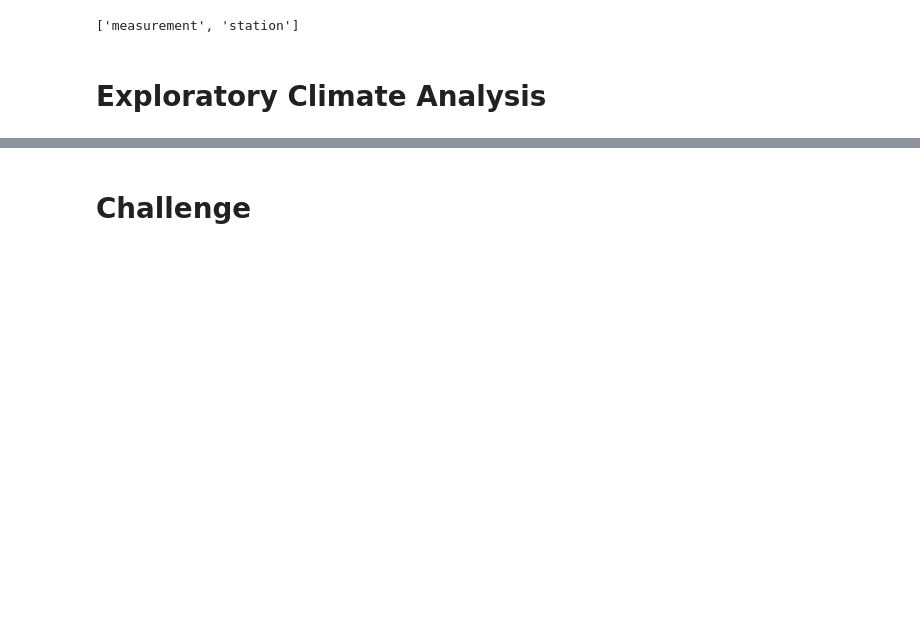
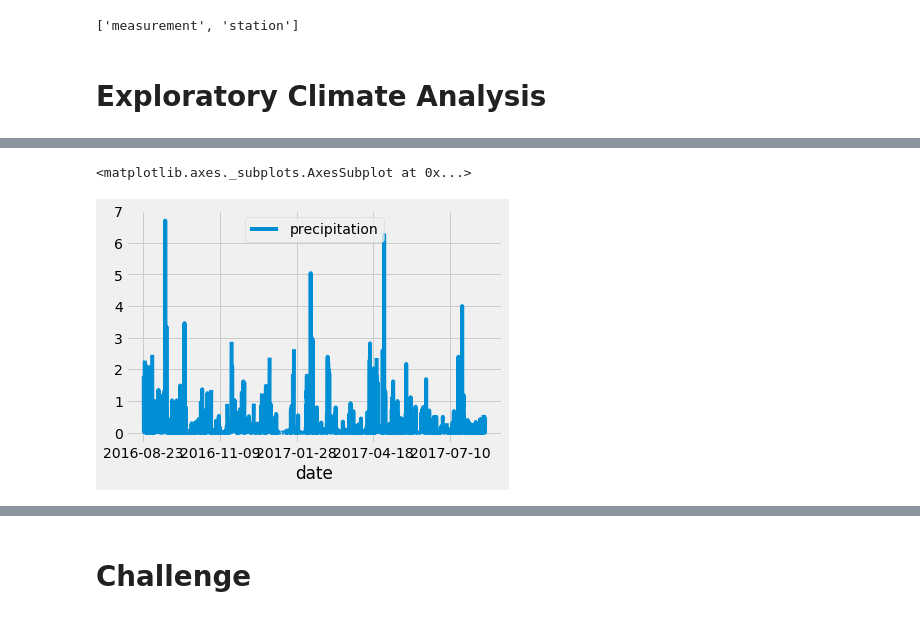
Before and after one commit to loc-nt/surfs_up, a Jupyter notebook: climate_analysis.ipynb, the cells around one changed output, grey strips where cells are left out. Cells and saved outputs as stored; diff of their text form; code cells hidden in the pictures; blank space fills up the shorter version.

```diff
--- a/climate_analysis.ipynb
+++ b/climate_analysis.ipynb
@@ -54,0 +69,4 @@ session = Session(engine)
+# %%
+# Now add date filter to the query:
+    # .all() : extract all data result from the query and add into the 'results' variable
+results = session.query(Measurement.date, Measurement.prcp).filter(Measurement.date >= prev_year).all()
@@ -54,0 +77,7 @@ session = Session(engine)
+# %%
+# Save the query results as a Pandas DataFrame and set the index to the date column
+df = pd.DataFrame(results, columns=['date','precipitation'])
+# %%
+# set the date as index with inplace = True (else, it will temporarily created a 'fake' df with no var assigned, thus will be lost)
+df.set_index(df['date'], inplace=True)
+df
@@ -54,0 +120,4 @@ session = Session(engine)
+# %%
+# Sort the dataframe by date
+df = df.sort_index()
+print(df.to_string(index=False))
@@ -55,2 +142,8 @@ session = Session(engine)
+# %%
+# Use Pandas Plotting with Matplotlib to plot the data
+df.plot()
+# %% [output]
+<matplotlib.axes._subplots.AxesSubplot at 0x...>
+[figure, added]
 # %%
 # Use Pandas to calcualte the summary statistics for the precipitation data
```
Also changed, not shown: parts of 9 cells of this notebook.
